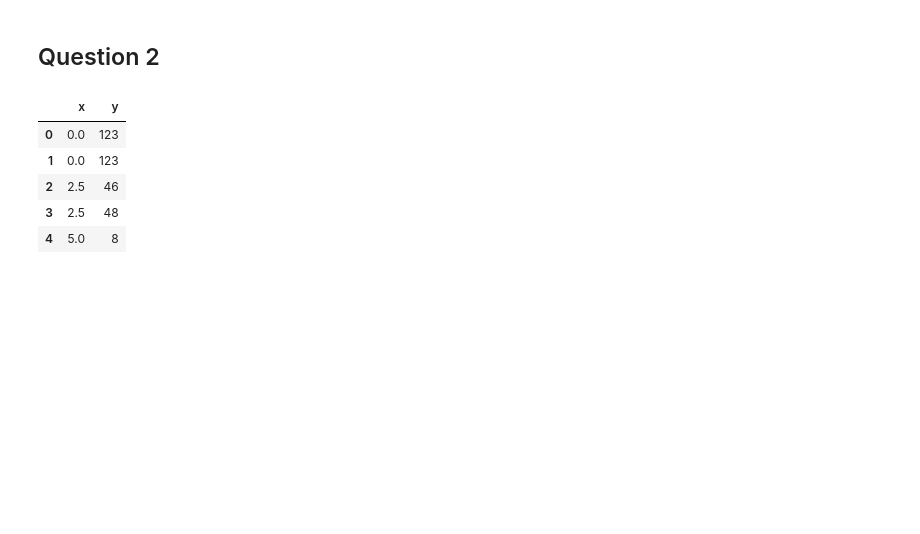
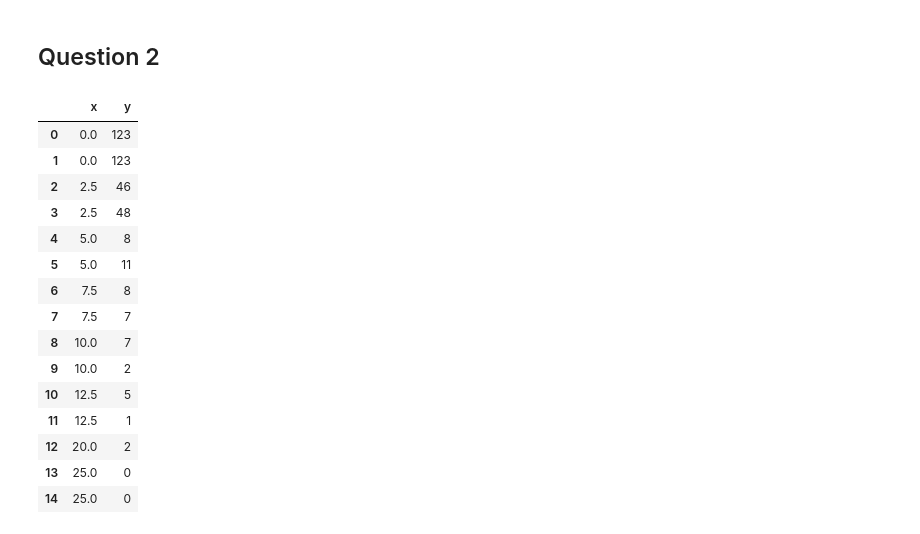
Before and after one commit to nweerasuriya/omscs, a Jupyter notebook: ISYE6420/unit_7/homework_5.ipynb, the cells around one changed output. Saved outputs shown, nothing was run; the diff lists cells and outputs as text; code cells hidden in the pictures; blank space fills up the shorter version.

```diff
--- a/ISYE6420/unit_7/homework_5.ipynb
+++ b/ISYE6420/unit_7/homework_5.ipynb
@@ -122,13 +149,23 @@ dtype: float64
 ## Question 2
 # %%
 nano_data = pd.read_csv("data/nanowire.csv")
-nano_data.head()
+nano_data
 # %% [output]
 |  | x | y |
 | 0 | 0.0 | 123 |
 | 1 | 0.0 | 123 |
 | 2 | 2.5 | 46 |
 | 3 | 2.5 | 48 |
 | 4 | 5.0 | 8 |
+| 5 | 5.0 | 11 |
+| 6 | 7.5 | 8 |
+| 7 | 7.5 | 7 |
+| 8 | 10.0 | 7 |
+| 9 | 10.0 | 2 |
+| 10 | 12.5 | 5 |
+| 11 | 12.5 | 1 |
+| 12 | 20.0 | 2 |
+| 13 | 25.0 | 0 |
+| 14 | 25.0 | 0 |
 # %%
 # Density of wires follows Poission distribution
```
Also changed, not shown: parts of 26 cells of this notebook.
